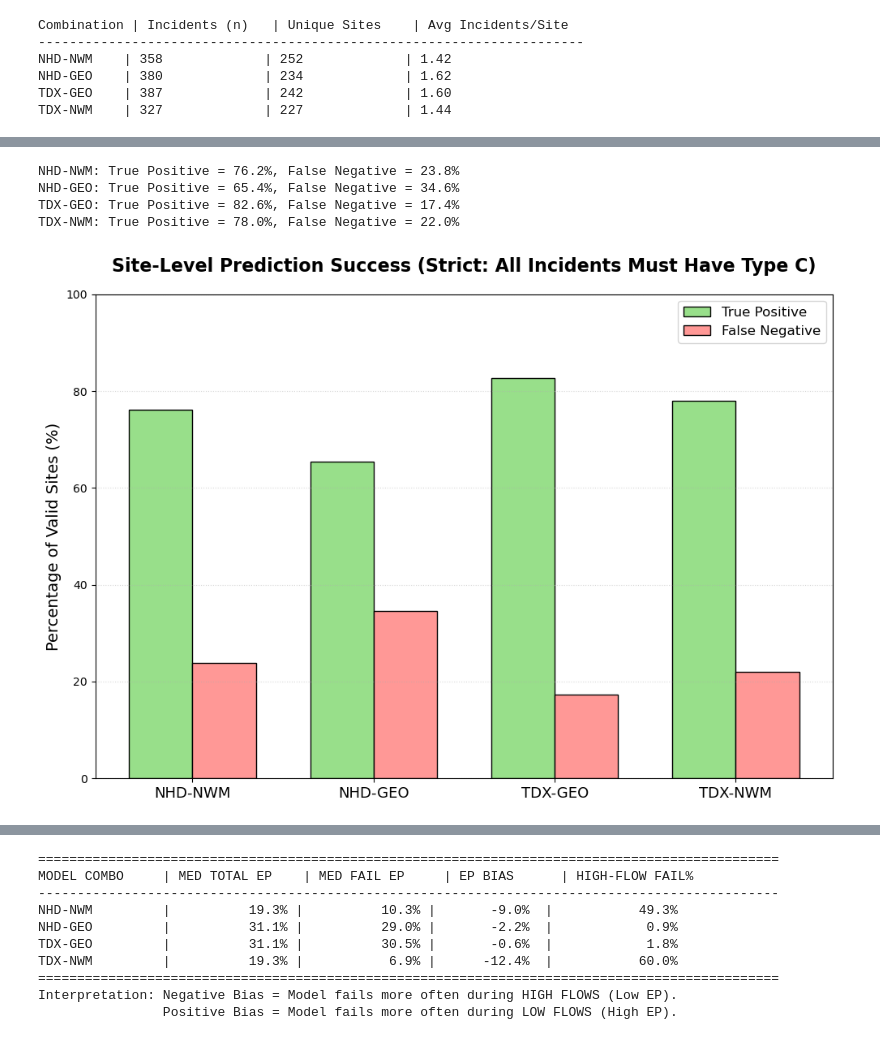
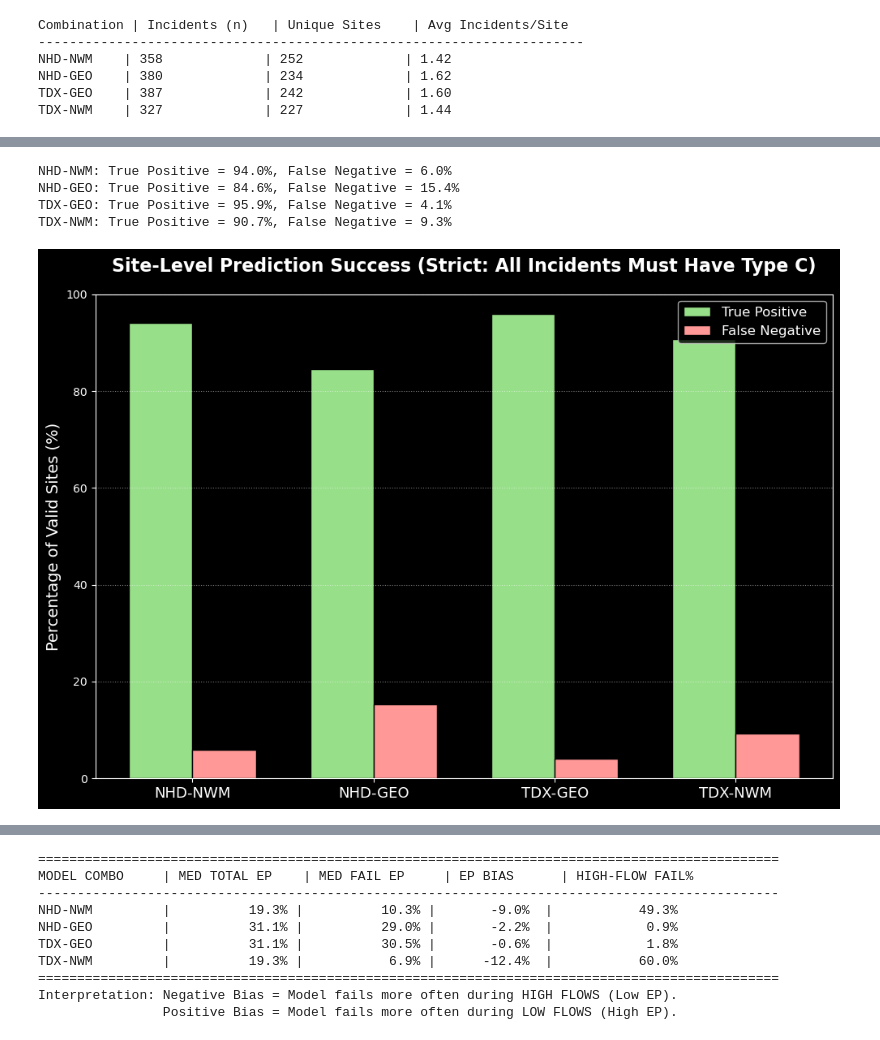
Before and after one commit to ktquint/lhd-processor, a Jupyter notebook: notebooks/summary_stats.ipynb, the cells around one changed output, grey strips where cells are left out. Cells and saved outputs as stored; diff of their text form; code cells hidden in the pictures.

```diff
--- a/notebooks/summary_stats.ipynb
+++ b/notebooks/summary_stats.ipynb
@@ -14,7 +14,7 @@ import matplotlib.pyplot as plt
 import numpy as np
 
 # --- CONFIGURATION ---
-full_db = '../lhd_processor/data/lhd_database.xlsx'
+full_db = '../lhd_processor/data/lhd_database_adv.xlsx'
 
 # ORDER UPDATED PER REQUEST
 all_combinations = ['NHD-NWM', 'NHD-GEO', 'TDX-GEO', 'TDX-NWM']
@@ -660,7 +661,7 @@ import numpy as np
 from scipy.stats import gaussian_kde
 
 # --- CONFIGURATION ---
-full_db = '../lhd_processor/data/lhd_database.xlsx'
+full_db = '../lhd_processor/data/lhd_database_adv.xlsx'
 # We only need one NHD and one TDX source to compare flowline slopes
 # NHD-NWM and TDX-NWM should suffice as slope comes from the flowline source (NHD or TDX)
 sources = {
@@ -718,7 +719,7 @@ plt.show()
 import pandas as pd
 
 # --- CONFIGURATION ---
-full_db = '../lhd_processor/data/lhd_database.xlsx'
+full_db = '../lhd_processor/data/lhd_database_adv.xlsx'
 all_combinations = ['NHD-NWM', 'NHD-GEO', 'TDX-GEO', 'TDX-NWM']
 
 # 1. Available Sites (Total sites in 'Sites' sheet)
@@ -758,7 +759,7 @@ import matplotlib.pyplot as plt
 import numpy as np
 
 # --- CONFIGURATION ---
-full_db = '../lhd_processor/data/lhd_database.xlsx'
+full_db = '../lhd_processor/data/lhd_database_adv.xlsx'
 all_combinations = ['NHD-NWM', 'NHD-GEO', 'TDX-GEO', 'TDX-NWM']
 # Pastel Green (TP), Pastel Red (FN)
 bar_colors = ['#98DF8A', '#FF9896']
@@ -862,7 +863,7 @@ import matplotlib.pyplot as plt
 import numpy as np
 
 # --- CONFIGURATION ---
-full_db = '../lhd_processor/data/lhd_database.xlsx'
+full_db = '../lhd_processor/data/lhd_database_adv.xlsx'
 all_combinations = ['NHD-NWM', 'NHD-GEO', 'TDX-GEO', 'TDX-NWM']
 # Pastel Green (Success), Pastel Red (Failure)
 bar_colors = ['#98DF8A', '#FF9896']
@@ -942,38 +943,38 @@ rects2 = ax.bar(x + bar_width/2, df_plot['Failure'], bar_width, label='False Neg
 def autolabel(rects):
     for rect in rects:
         height = rect.get_height()
         ax.annotate(f'{height:.1f}%',
                     xy=(rect.get_x() + rect.get_width() / 2, height),
                     xytext=(0, 3),  # 3 points vertical offset
                     textcoords="offset points",
                     ha='center', va='bottom', fontsize=10, fontweight='bold')
 
 # autolabel(rects1) # Removed labels
 # autolabel(rects2) # Removed labels
 
 # Add n= labels at the top - REMOVED per request
 # for i, row in df_plot.iterrows():
 #     ax.text(i, 105, f"n={int(row['Total'])}", ha='center', va='bottom', fontsize=11, fontweight='bold')
 
 # Styling
 ax.set_title('Site-Level Prediction Success (Strict: All Incidents Must Have Type C)', fontsize=16, fontweight='bold', pad=20)
 ax.set_ylabel('Percentage of Valid Sites (%)', fontsize=14)
 ax.set_xticks(x)
 ax.set_xticklabels(all_combinations, fontsize=13)
 ax.set_ylim(0, 100) # Reset limit
 ax.grid(axis='y', linestyle=':', alpha=0.5)
 
 ax.legend(fontsize=12, loc='upper right')
 
 plt.tight_layout()
 plt.savefig('site_level_success_rate_strict.png', dpi=300, bbox_inches='tight', facecolor='white')
 plt.show()
 # %% [output]
-NHD-NWM: True Positive = 76.2%, False Negative = 23.8%
-NHD-GEO: True Positive = 65.4%, False Negative = 34.6%
-TDX-GEO: True Positive = 82.6%, False Negative = 17.4%
-TDX-NWM: True Positive = 78.0%, False Negative = 22.0%
+NHD-NWM: True Positive = 94.0%, False Negative = 6.0%
+NHD-GEO: True Positive = 84.6%, False Negative = 15.4%
+TDX-GEO: True Positive = 95.9%, False Negative = 4.1%
+TDX-NWM: True Positive = 90.7%, False Negative = 9.3%
-[figure, old version]
+[figure, new version]
 # %%
 import pandas as pd
 import matplotlib.pyplot as plt
```
Also changed, not shown: parts of 6 cells of this notebook, 2 other files.
